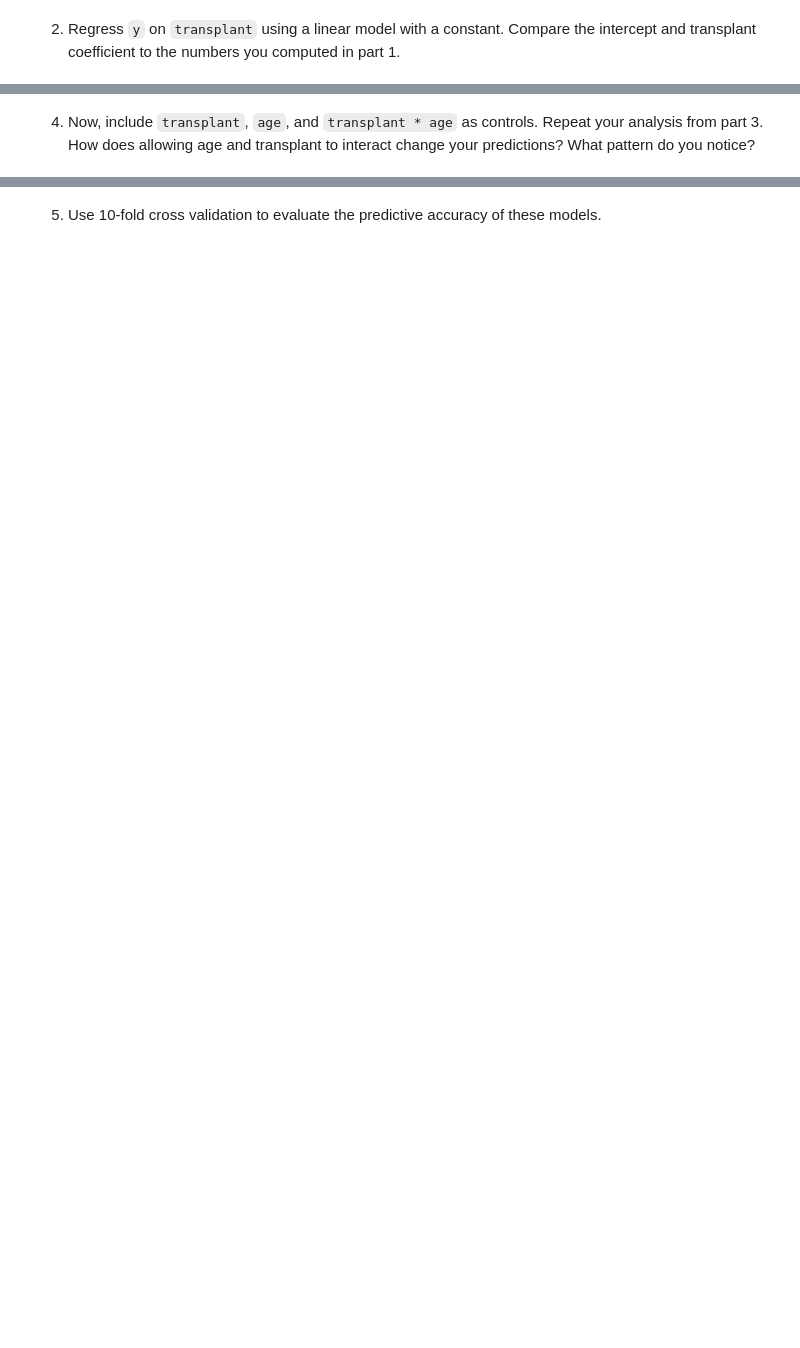
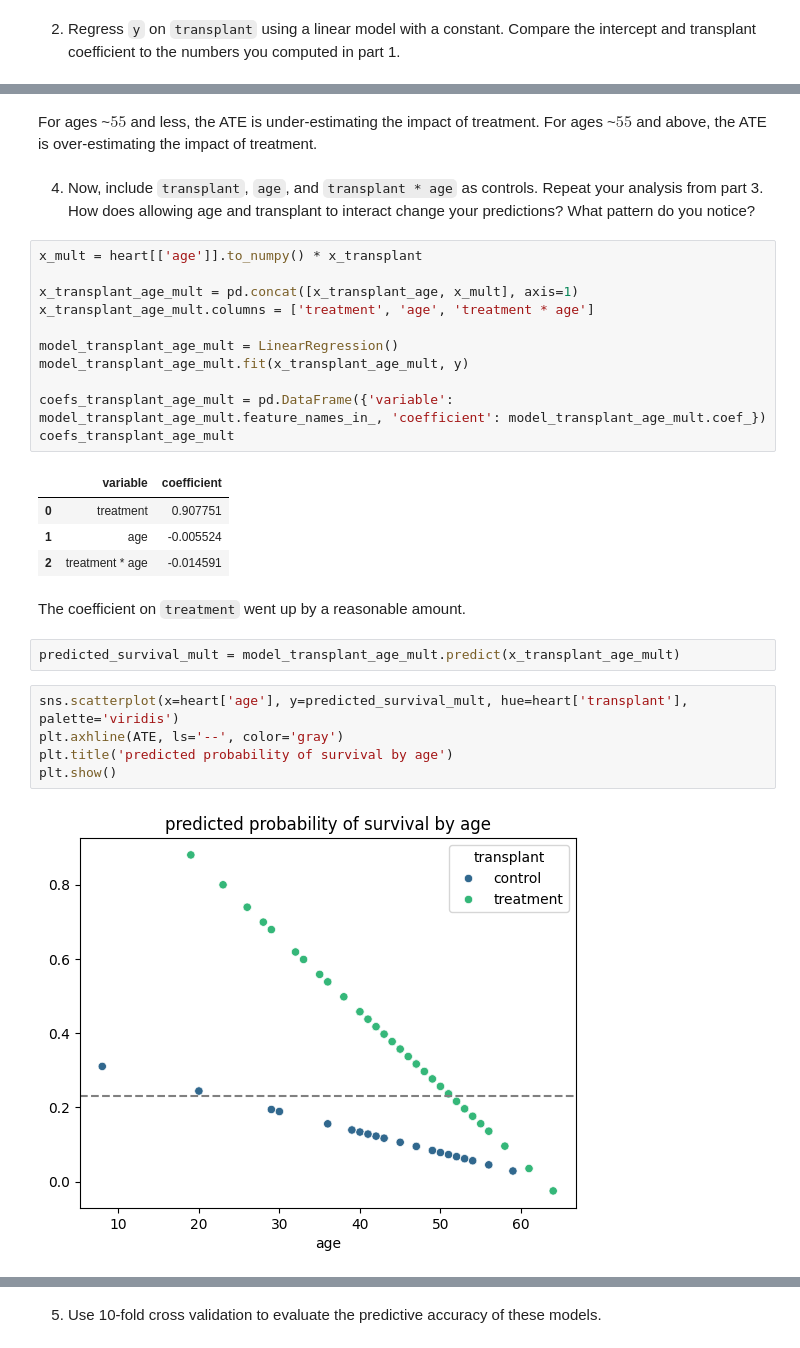
Before and after one commit to syd-nguyen/ds3021-assignments, a Jupyter notebook: assignments/03_assignment_linear_models.ipynb, the cells around one changed output, grey strips where cells are left out. Saved outputs shown, nothing was run; the diff lists cells and outputs as text; blank space fills up the shorter version.

```diff
--- a/assignments/03_assignment_linear_models.ipynb
+++ b/assignments/03_assignment_linear_models.ipynb
@@ -427,2 +498,31 @@ Since a heart transplant is a dangerous operation and even people who successful
+# %% [markdown]
+For ages ~$55$ and less, the ATE is under-estimating the impact of treatment. For ages ~$55$ and above, the ATE is over-estimating the impact of treatment.
 # %% [markdown]
 4. Now, include `transplant`, `age`, and `transplant * age` as controls. Repeat your analysis from part 3. How does allowing age and transplant to interact change your predictions? What pattern do you notice?
+# %%
+x_mult = heart[['age']].to_numpy() * x_transplant
+
+x_transplant_age_mult = pd.concat([x_transplant_age, x_mult], axis=1)
+x_transplant_age_mult.columns = ['treatment', 'age', 'treatment * age']
+
+model_transplant_age_mult = LinearRegression()
+model_transplant_age_mult.fit(x_transplant_age_mult, y)
+
+coefs_transplant_age_mult = pd.DataFrame({'variable': model_transplant_age_mult.feature_names_in_, 'coefficient': model_transplant_age_mult.coef_})
+coefs_transplant_age_mult
+# %% [output]
+|  | variable | coefficient |
+| 0 | treatment | 0.907751 |
+| 1 | age | -0.005524 |
+| 2 | treatment * age | -0.014591 |
+# %% [markdown]
+The coefficient on `treatment` went up by a reasonable amount.
+# %%
+predicted_survival_mult = model_transplant_age_mult.predict(x_transplant_age_mult)
+# %%
+sns.scatterplot(x=heart['age'], y=predicted_survival_mult, hue=heart['transplant'], palette='viridis')
+plt.axhline(ATE, ls='--', color='gray')
+plt.title('predicted probability of survival by age')
+plt.show()
+# %% [output]
+[figure, added]
```
Also changed, not shown: parts of 17 cells of this notebook.
